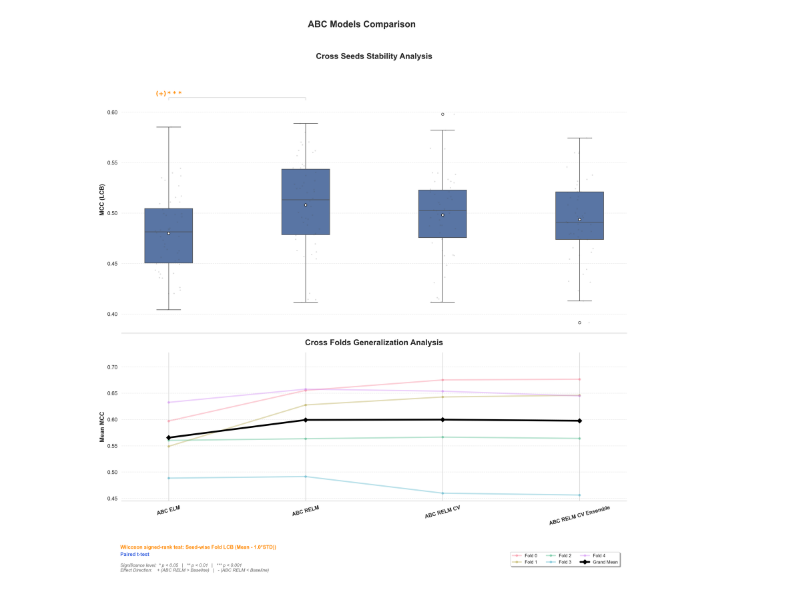
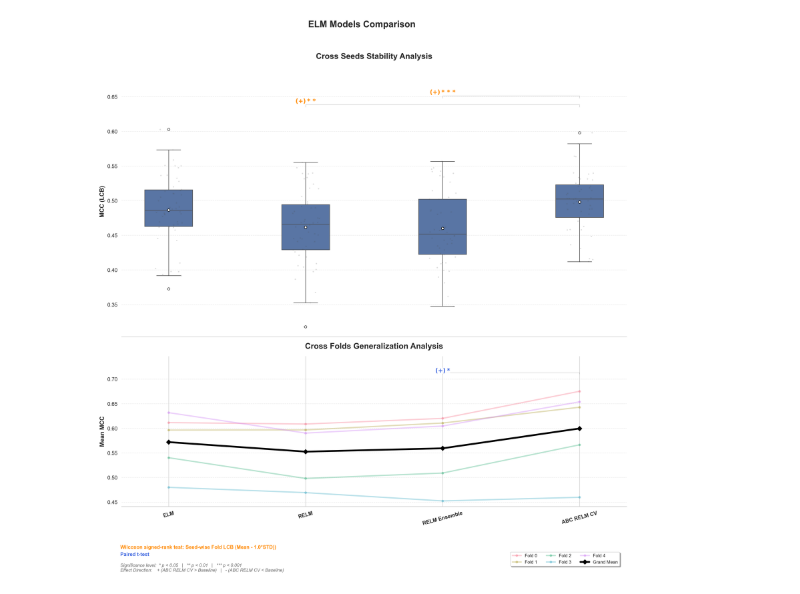
Before and after one commit to youquanneu/COMP3200_Individual_Project, a Jupyter notebook: Report Preparation/Result and Discussion/Final Testing/Inner Model Comparison.ipynb, the cells around one changed output. Drawn from its saved outputs; the diff is of its cells as text; code cells hidden in the pictures.

Commit message:
Update result summary

```diff
--- a/Report Preparation/Result and Discussion/Final Testing/Inner Model Comparison.ipynb
+++ b/Report Preparation/Result and Discussion/Final Testing/Inner Model Comparison.ipynb
@@ -25,0 +6,21 @@ Plotting.plot_test_results(
+# %%
+model_files = {
+    "ELM"           : "cleaned_Best_Hidden_Nodes_Results.csv",
+    "RELM"          : "cleaned_Grid_Optimization_Results.csv",
+    "RELM Ensemble" : "cleaned_Ensemble_Grid_Optimization_Results.csv",
+    "ABC RELM CV"   : "cleaned_ABC_RELM_CV_Algo_3_2_80SN_120MI_Results.csv"
+}
+model_order = [
+    "ELM",
+    "RELM",
+    "RELM Ensemble",
+    "ABC RELM CV"]
+# %%
+(df_s_all1, p_vals_s1), (df_f_all1, df_f_pivot1, p_vals_f1) = ABC_Testing.get_result_stats(
+    model_dict      = model_files,
+    target_order    = model_order,
+    main_model_name = "ABC RELM CV",
+    metric_name     = 'MCC'
+)
+df1_stable ,df1_general = ABC_Testing.get_test_result_summaries(model_files,p_vals_s1,p_vals_f1)
+ABC_Testing.format_summaries_for_academic_report(df1_stable)
@@ -26,3 +41,14 @@ Plotting.plot_test_results(
+# %%
+Plotting.plot_test_results(
+    df_s_all1, p_vals_s1,
+    df_f_all1, df_f_pivot1, p_vals_f1,
+    target_order    = model_order,
+    main_model_name = "ABC RELM CV",
+    show_macro      = True,
+    global_title    = "ELM Models Comparison "
+)
+# %% [output]
+[figure, added]
 # %%
 model_files2 = {
     "ABC ELM"       : "cleaned_ABC_ELM_Algo_3_2_80SN_120MI_Results.csv",
@@ -33,15 +59,6 @@ model_files2 = {
 model_order2 = [
     "ABC ELM",
     "ABC RELM",
-    "ABC RELM CV",
-    "ABC RELM CV Ensemble"
+    "ABC RELM CV Ensemble",
+    "ABC RELM CV"
     ]
-Plotting.plot_test_results(
-    model_dict      = model_files2,
-    target_order    = model_order2,
-    main_model_name = "ABC RELM",
-    show_macro      = True,
-    global_title    = "ABC Models Comparison "
-)
-# %% [output]
-[figure, removed]
```
Also changed, not shown: parts of 8 cells of this notebook, 3 other files.
